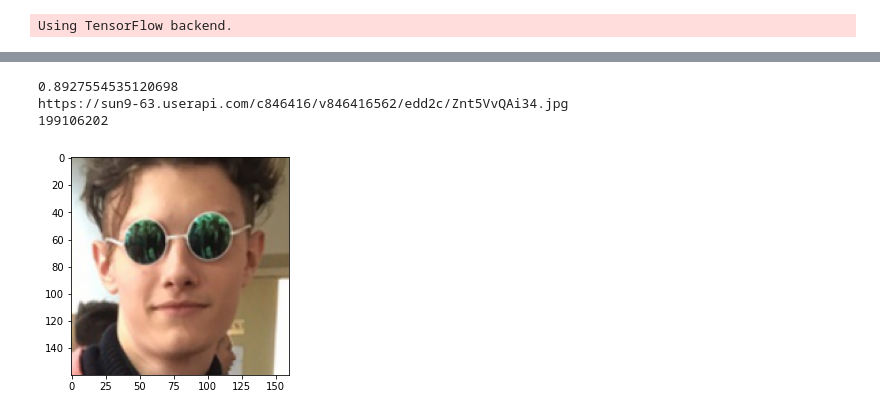
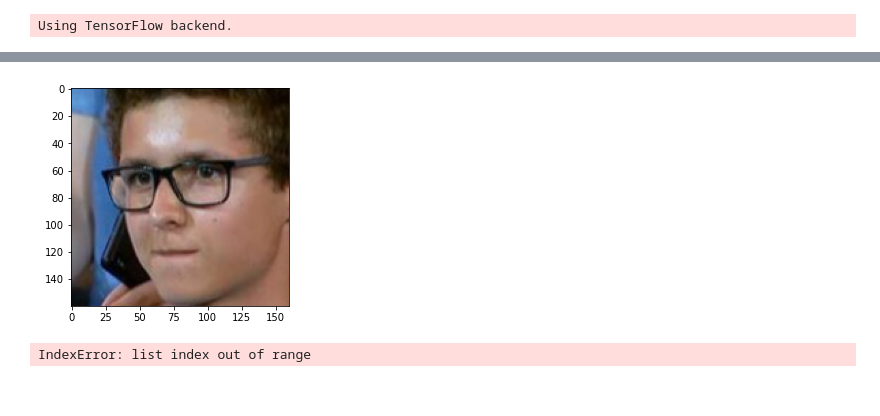
Before and after one commit to AlexRoar/FaceScrape, a Jupyter notebook: FaceFind.ipynb, the cells around one changed output, grey strips where cells are left out. Saved outputs shown, nothing was run; the diff lists cells and outputs as text; code cells hidden in the pictures.

```diff
--- a/FaceFind.ipynb
+++ b/FaceFind.ipynb
@@ -56,16 +54,18 @@ e = embedded[ind]
+# %%
+ind = 1
+imshow(l[ind])
+e = embedded[ind]
+# %% [output]
+[figure, added]
 # %%
 res = processor.findMatches(e)
 # %%
-ind = -3
-imshow(json.loads(res[ind][-3]))
+ind =
 print(res[ind][-1])
 print(res[ind][0])
 print(res[ind][3])
 # %% [output]
-0.8927554535120698
-https://sun9-63.userapi.com/c846416/v846416562/edd2c/Znt5VvQAi34.jpg
-199106202
+IndexError: list index out of range
-[figure, removed]
 # %%
 ind = -1
 imshow(json.loads(base[ind][-2]))
```
Also changed, not shown: parts of 6 cells of this notebook, 3 other files.
